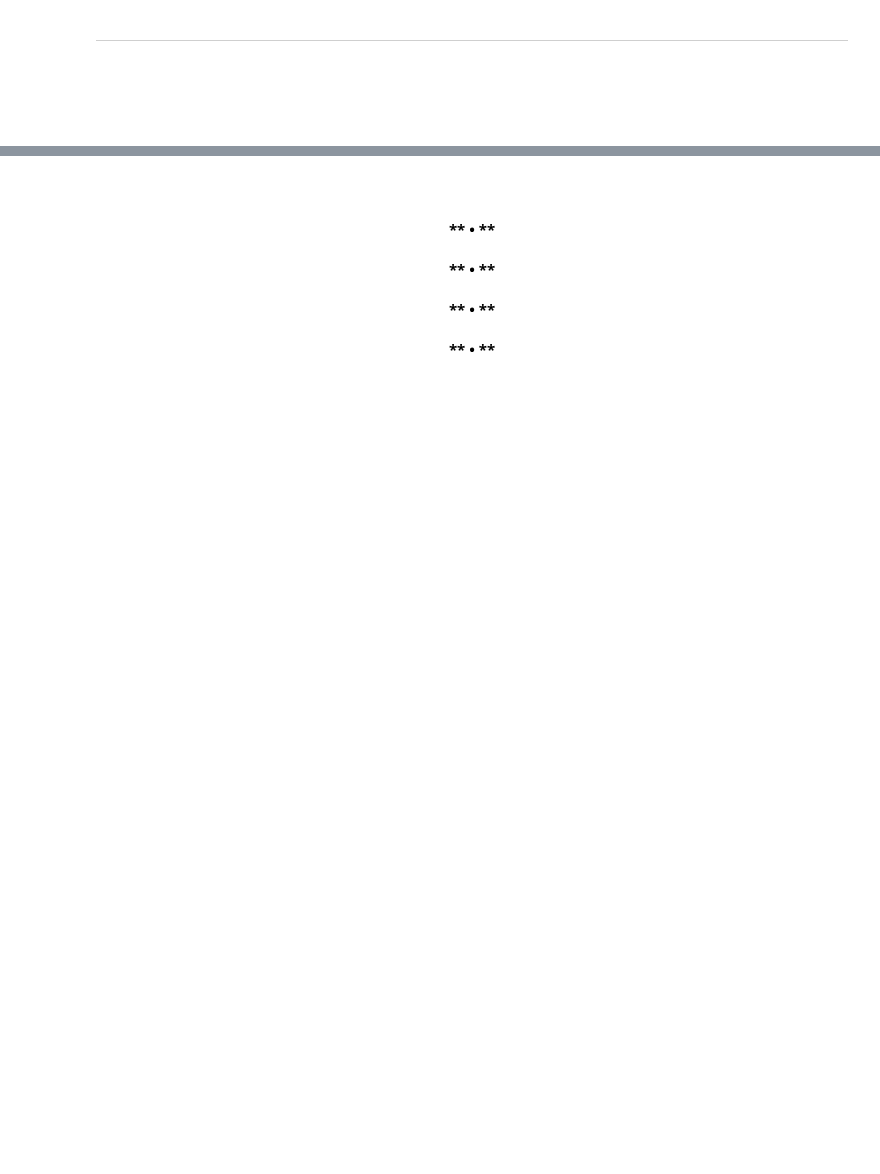
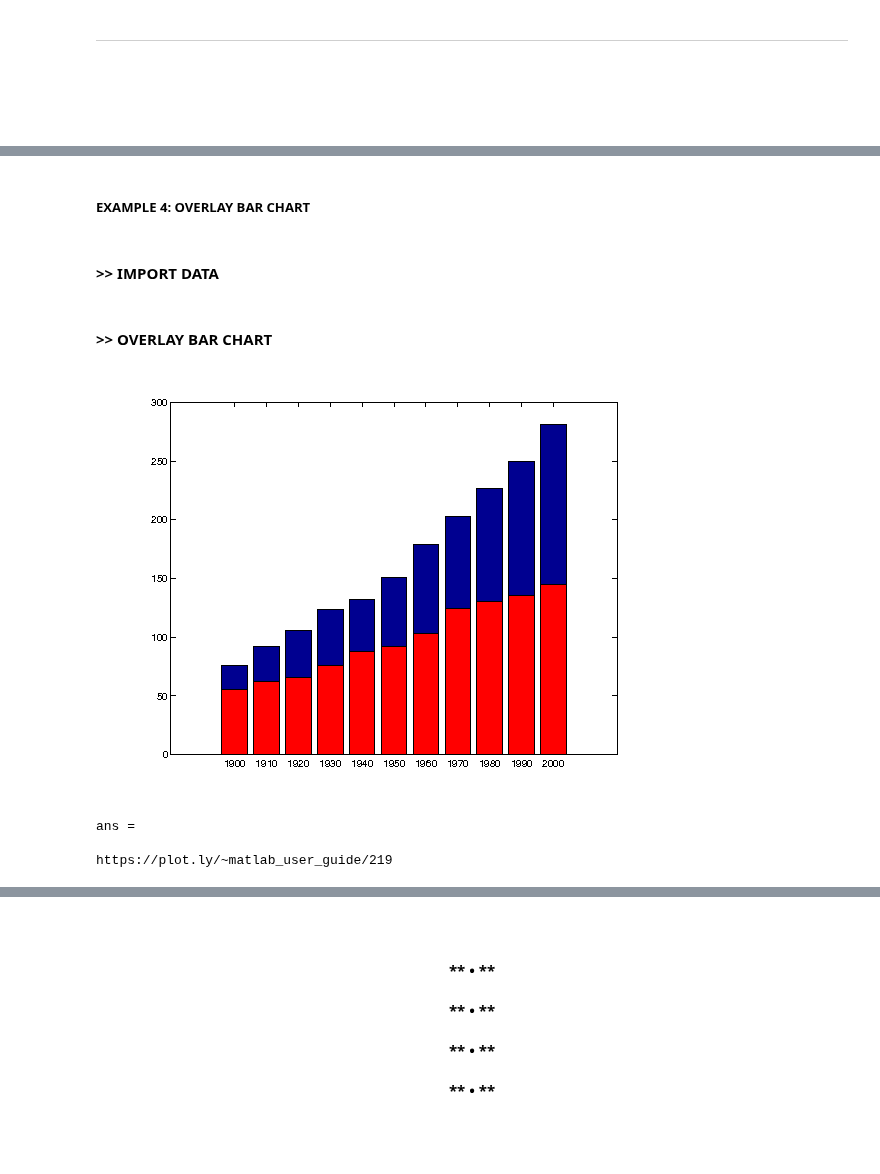
Before and after one commit to icopavan/MATLAB-User-Guide, a Jupyter notebook: 01_Bar_Charts.ipynb, the cells around one changed output, grey strips where cells are left out. Drawn from its saved outputs; the diff is of its cells as text; code cells hidden in the pictures; blank space fills up the shorter version.

```diff
--- a/01_Bar_Charts.ipynb
+++ b/01_Bar_Charts.ipynb
@@ -125,0 +188,42 @@ show_plot('https://plot.ly/~bronsolo/56/')
+# %% [markdown]
+<h5>EXAMPLE 4: OVERLAY BAR CHART</h5>
+# %% [markdown]
+<h4>>> IMPORT DATA </h4>
+# %%
+%%matlab
+
+data.x = 1900:10:2000;
+
+data.y1 = [75.99,91.92,105.71,...
+       123.23,131.69,...
+       150.67,179.33,203.12,...
+       226.55,249.63,281.42];
+
+data.y2 = [55.2,61.972,65.71,...
+       76.23,87.669,...
+       91.7,103.23,124.21,...
+       130.55,135.63,145.22];
+# %% [markdown]
+<h4>>> OVERLAY BAR CHART</h4>
+# %%
+%%matlab
+
+%create MATLAB bar chart
+fig = figure;
+bar(data.x, data.y1);
+hold on
+bar(data.x, data.y2,'r');
+
+
+%PLOTLY
+resp = fig2plotly(fig,'strip',1);
+# %% [output]
+[figure, added]
+# %%
+%%matlab
+
+resp.url
+# %% [output]
+ans =
+
+https://plot.ly/~matlab_user_guide/219
```
Also changed, not shown: parts of 64 cells of this notebook, 6 other files.
